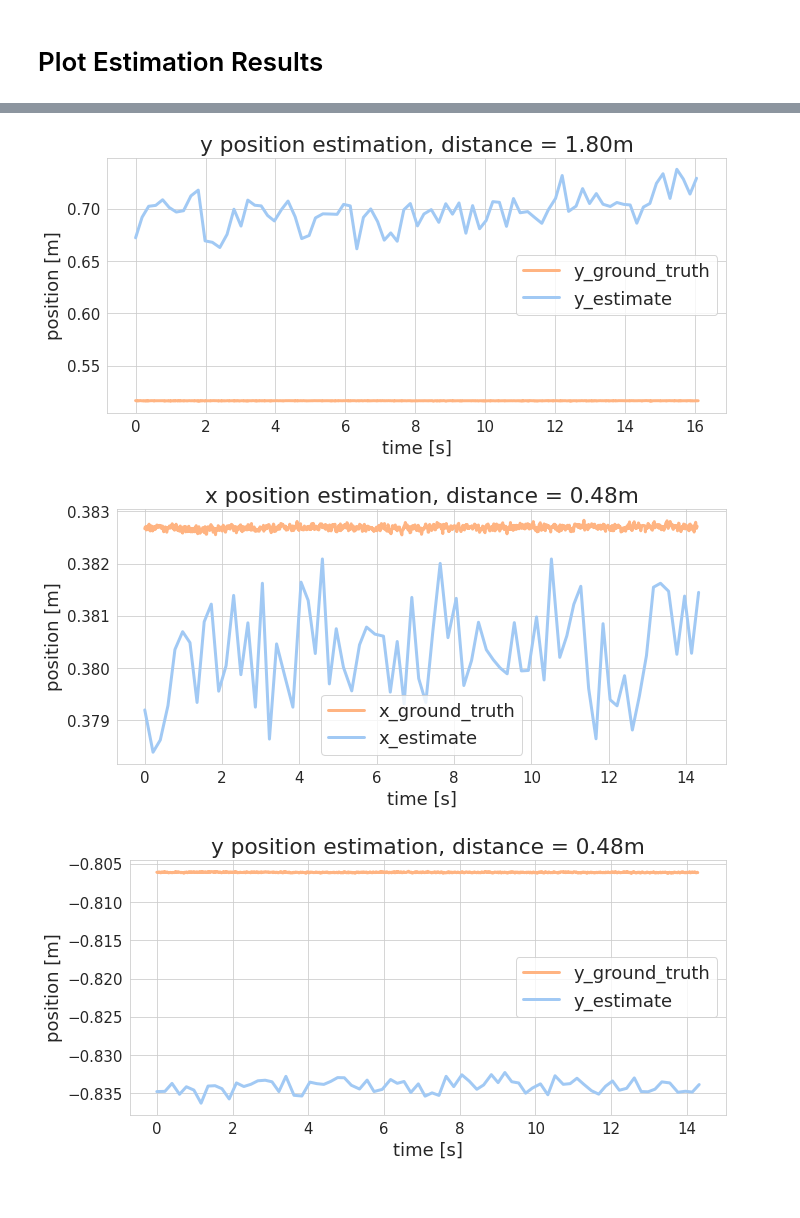
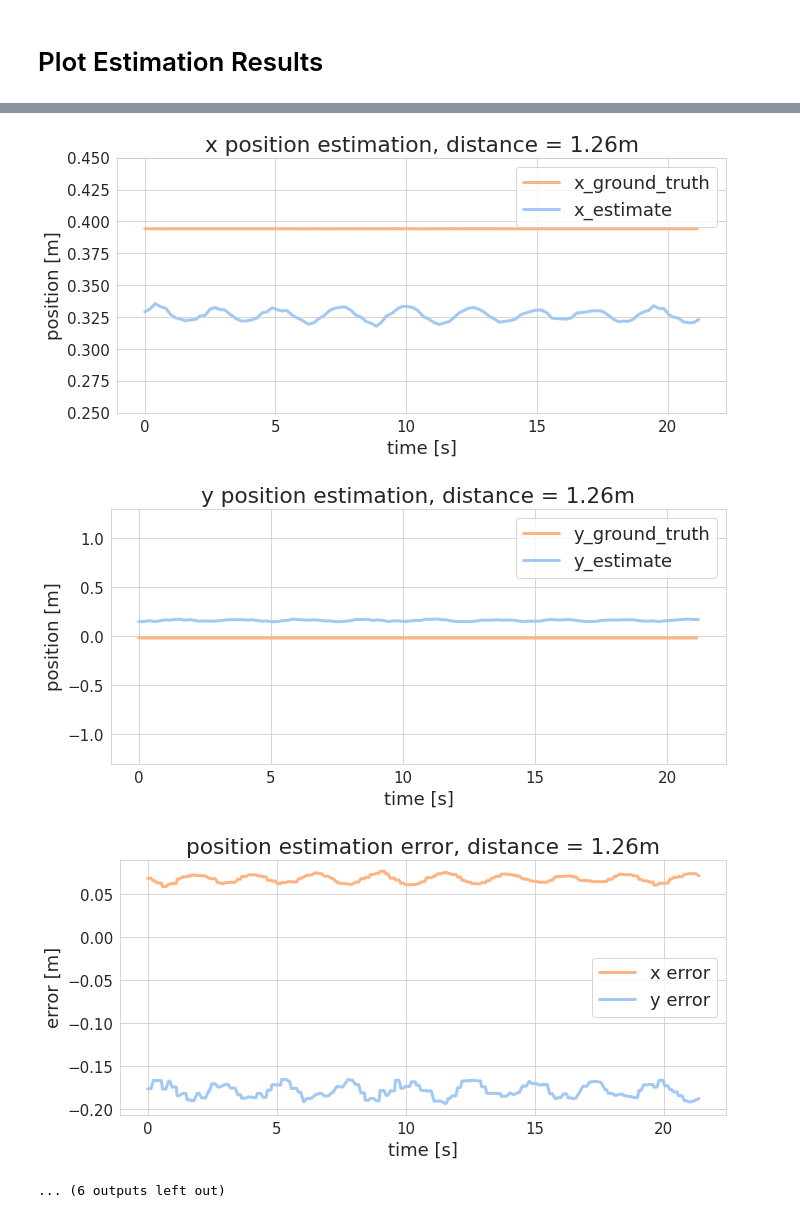
Before and after one commit to Geranos-Drone/BT_Vision, a Jupyter notebook: data_analysis/pose_accuracy_distance.ipynb, the cells around one changed output, grey strips where cells are left out. Drawn from its saved outputs; the diff is of its cells as text; code cells hidden in the pictures.

Commit message:
added plots for distances 	modified:   data_analysis/pose_accuracy_distance.ipynb

```diff
--- a/data_analysis/pose_accuracy_distance.ipynb
+++ b/data_analysis/pose_accuracy_distance.ipynb
@@ -58,12 +60,17 @@ all_position_gt = []
 all_time_gt = []
 all_position_est = []
 all_time_est = []
+all_errors = []
+all_time_errors = []
 
 for i, bag in enumerate(bags):
     stamp_estimate = []
     stamp_gt = []
+    stamp_error = []
     position_estimate = []
     position_gt = []
+    error = []
+
     for topic, msg, t in bag.read_messages('/geranos/visual_servoing/estimated_pole_position'):
         stamp_estimate.append(msg.header.stamp.secs + msg.header.stamp.nsecs * 10**(-9))
         position_estimate.append([msg.point.x , msg.point.y, msg.point.z])
@@ -84,10 +91,22 @@ for i, bag in enumerate(bags):
 
     position_gt = np.array(position_gt)
 
+    for topic, msg, t in bag.read_messages('/geranos/visual_servoing/error_vector'):
+        stamp_error.append(msg.header.stamp.secs + msg.header.stamp.nsecs * 10**(-9))
+        error.append([msg.point.x , msg.point.y])
+
+    time_error = [s-stamp_error[0] for s in stamp_error]
+    error = cut_list(error, time_error)
+    time_error = cut_list(time_error, time_error)
+
+    error = np.array(error)
+
     all_position_gt.append(position_gt)
     all_position_est.append(position_estimate)
     all_time_gt.append(time_gt)
     all_time_est.append(time_estimate)
+    all_errors.append(error)
+    all_time_errors.append(time_error)
 # %% [markdown]
 # Distances
 # %%
@@ -110,24 +129,38 @@ for i,bag in enumerate(bags):
 for i in range(len(bags)):
     position_gt = all_position_gt[i]
     position_estimate = all_position_est[i]
+    errors = all_errors[i]
     time_gt = all_time_gt[i]
     time_estimate = all_time_est[i]
+    time_error = all_time_errors[i]
     date_time = bag_times[i]
+
     fig, ax = plt.subplots(nrows=1,ncols=1, figsize=(10, 5), tight_layout=True)
 
     ax.set(title='x position estimation, distance = ' + "%.2f" % distances[i] + "m", xlabel='time [s]', ylabel='position [m]')
     ax.plot(time_gt,position_gt[:,0],color = palette[1],label = 'x_ground_truth')
     ax.plot(time_estimate,position_estimate[:,0],color = palette[0],label = 'x_estimate')
+    ax.set_ylim(0.25,0.45)
     ax.legend()
 
-    plt.savefig('/home/tim/Pictures/pose_est_test_x_'+date_time+'.pdf')
+    plt.savefig('/home/tim/Pictures/distance_plots/pose_est_x_dist_'+"%.2f" % distances[i]+'.pdf')
 
     fig, ax = plt.subplots(nrows=1,ncols=1, figsize=(10, 5), tight_layout=True)
 
     ax.set(title='y position estimation, distance = ' + "%.2f" % distances[i] + "m", xlabel='time [s]', ylabel='position [m]')
     ax.plot(time_gt,position_gt[:,1],color = palette[1],label = 'y_ground_truth')
     ax.plot(time_estimate,position_estimate[:,1],color = palette[0],label = 'y_estimate')
+    ax.set_ylim(-1.30,1.30)
     ax.legend()
 
-    plt.savefig('/home/tim/Pictures/pose_est_test_y_'+date_time+'.pdf')
+    plt.savefig('/home/tim/Pictures/distance_plots/pose_est_y_dist_'+"%.2f" % distances[i]+'.pdf')
+
+    fig, ax = plt.subplots(nrows=1,ncols=1, figsize=(10, 5), tight_layout=True)
+
+    ax.set(title='position estimation error, distance = ' + "%.2f" % distances[i] + "m", xlabel='time [s]', ylabel='error [m]')
+    ax.plot(time_error,errors[:,0],color = palette[1],label = 'x error')
+    ax.plot(time_error,errors[:,1],color = palette[0],label = 'y error')
+    ax.legend()
+
+    plt.savefig('/home/tim/Pictures/distance_plots/pose_est_error_'+"%.2f" % distances[i]+'.pdf')
 # %% [output]
@@ -143,3 +176,4 @@ for i in range(len(bags)):
-[figure, old version]
+[figure, new version]
-[figure, old version]
+[figure, new version]
-[figure, old version]
+[figure, new version]
+... (6 outputs left out)
```
Also changed, not shown: parts of 5 cells of this notebook.
